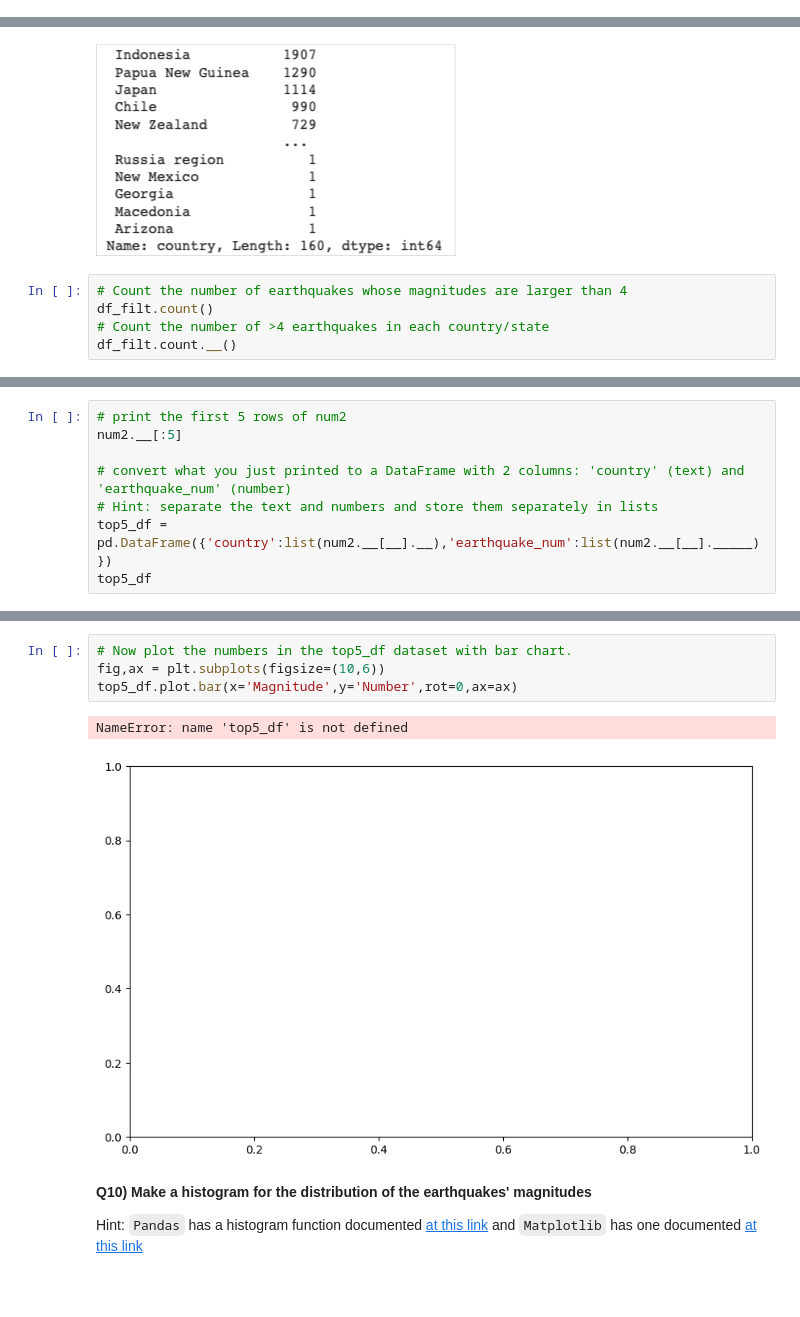
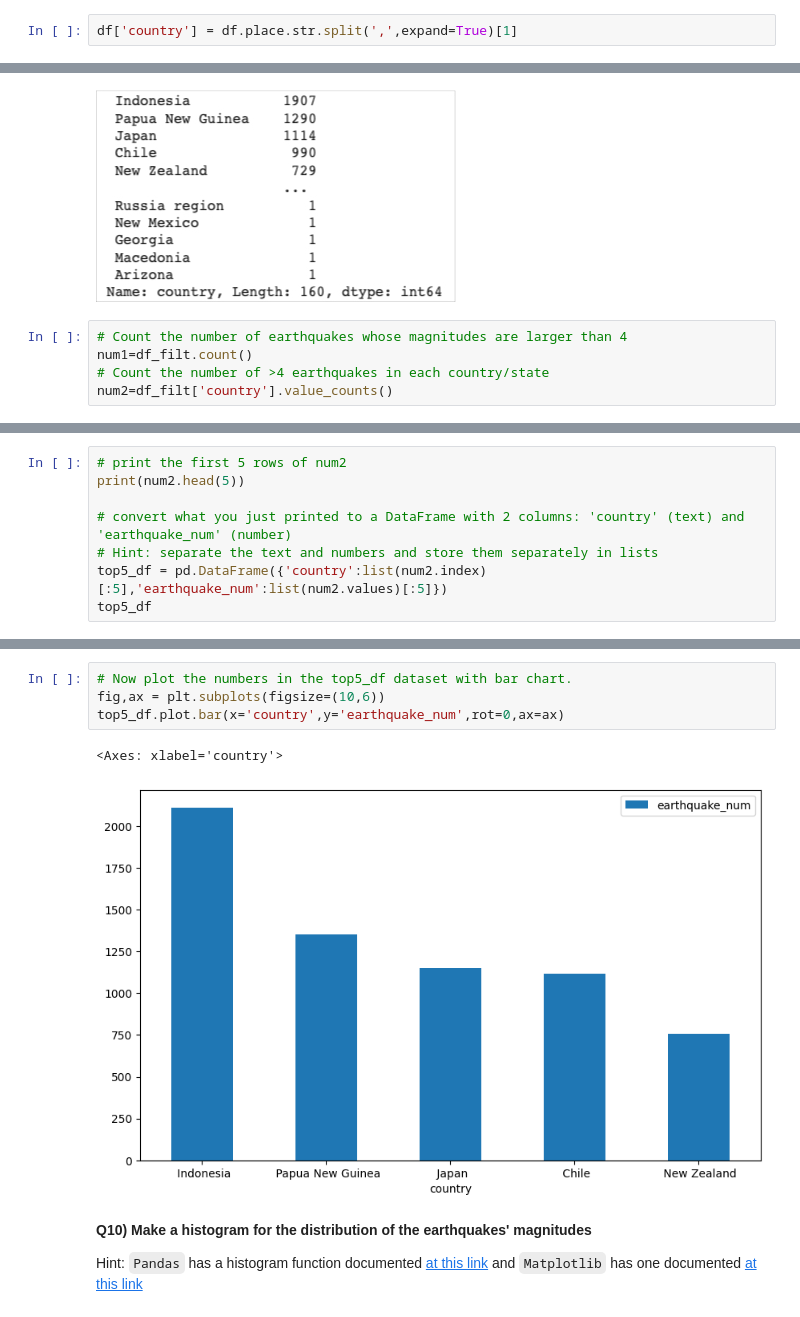
Before and after one commit to alix2101/2024_Intro_Python, a Jupyter notebook: Copie_de_W3_S1.ipynb, the cells around one changed output, grey strips where cells are left out. Saved outputs shown, nothing was run; the diff lists cells and outputs as text; blank space fills up the shorter version.

```diff
--- a/Copie_de_W3_S1.ipynb
+++ b/Copie_de_W3_S1.ipynb
@@ -197,3 +199,5 @@ It seems to contain both state and country information. How would you get it out
 Hint 1: The documentation for Pandas' text data functions is [here](https://pandas.pydata.org/pandas-docs/stable/text.html)
 
 Hint 2: You will use `.split()` to extract the country names. The documentation of this function can be found [here](https://pandas.pydata.org/pandas-docs/stable/reference/api/pandas.Series.str.split.html?highlight=split#pandas.Series.str.split)
+# %%
+df['country'] = df.place.str.split(',',expand=True)[1]
@@ -279,6 +269,6 @@ Hint 2: Check out the `value_counts` function to get Num 2
 ![aaaaa6.jpg](embedded-picture-1)
 # %%
 # Count the number of earthquakes whose magnitudes are larger than 4
-df_filt.count()
+num1=df_filt.count()
 # Count the number of >4 earthquakes in each country/state
-df_filt.count.__()
+num2=df_filt['country'].value_counts()
@@ -291,9 +279,9 @@ Recreate the bar chart below.
 ![aaaaa7.jpg](embedded-picture-1)
 # %%
 # print the first 5 rows of num2
-num2.__[:5]
+print(num2.head(5))
 
 # convert what you just printed to a DataFrame with 2 columns: 'country' (text) and 'earthquake_num' (number)
 # Hint: separate the text and numbers and store them separately in lists
-top5_df = pd.DataFrame({'country':list(num2.__[__].__),'earthquake_num':list(num2.__[__]._____)})
+top5_df = pd.DataFrame({'country':list(num2.index)[:5],'earthquake_num':list(num2.values)[:5]})
 top5_df
@@ -300,10 +302,10 @@ top5_df
 # %%
 # Now plot the numbers in the top5_df dataset with bar chart.
 fig,ax = plt.subplots(figsize=(10,6))
-top5_df.plot.bar(x='Magnitude',y='Number',rot=0,ax=ax)
+top5_df.plot.bar(x='country',y='earthquake_num',rot=0,ax=ax)
 # %% [output]
-NameError: name 'top5_df' is not defined
+<Axes: xlabel='country'>
-[figure, old version]
+[figure, new version]
 # %% [markdown]
 **Q10) Make a histogram for the distribution of the earthquakes' magnitudes**
 
```
Also changed, not shown: parts of 11 cells of this notebook.
